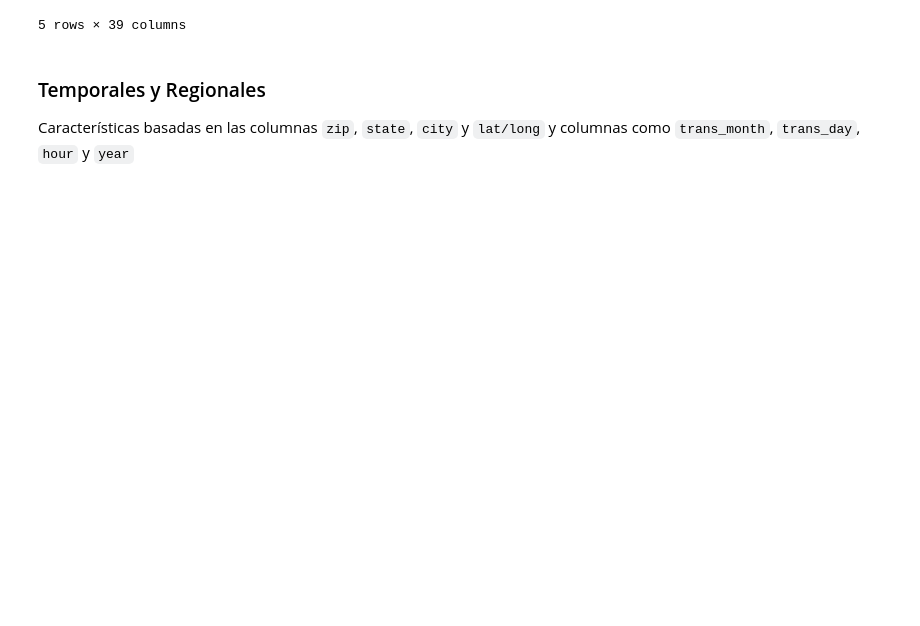
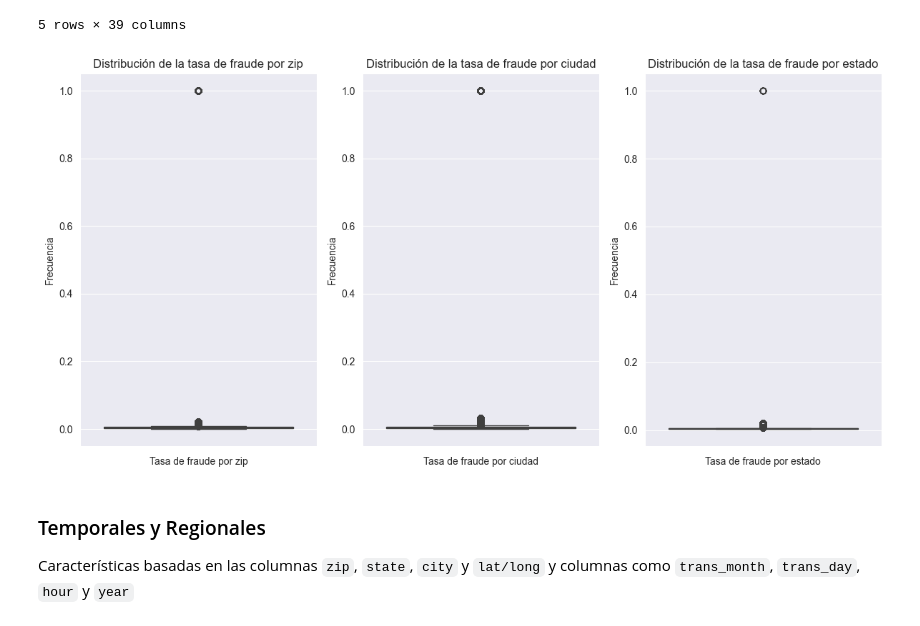
Before and after one commit to markalbrand56/SDS-Proyecto-1, a Jupyter notebook: feature_engineering.ipynb, the cells around one changed output. Drawn from its saved outputs; the diff is of its cells as text; code cells hidden in the pictures; blank space fills up the shorter version.

```diff
--- a/feature_engineering.ipynb
+++ b/feature_engineering.ipynb
@@ -44,6 +49,31 @@ dataset.head()
 | 3 | 3534093764340240 | fraud_Kutch, Hermiston and Farrell | gas_transport | 45.00 | Jeremy | White | M | 9443 Cynthia Court Apt. 038 | Boulder | MT | ... | ... |
 | 4 | 375534208663984 | fraud_Keeling-Crist | misc_pos | 41.96 | Tyler | Garcia | M | 408 Bradley Rest | Doe Hill | VA | ... | ... |
 5 rows × 39 columns
+# %%
+plt.figure(figsize=(12, 6))
+
+plt.subplot(1, 3, 1)
+sns.boxplot(dataset["fraud_rate_by_zip"])
+plt.title("Distribución de la tasa de fraude por zip")
+plt.xlabel("Tasa de fraude por zip")
+plt.ylabel("Frecuencia")
+
+plt.subplot(1, 3, 2)
+sns.boxplot(dataset["fraud_rate_by_city"])
+plt.title("Distribución de la tasa de fraude por ciudad")
+plt.xlabel("Tasa de fraude por ciudad")
+plt.ylabel("Frecuencia")
+
+plt.subplot(1, 3, 3)
+sns.boxplot(dataset["fraud_rate_by_state"])
+plt.title("Distribución de la tasa de fraude por estado")
+plt.xlabel("Tasa de fraude por estado")
+plt.ylabel("Frecuencia")
+
+plt.tight_layout()
+plt.show()
+# %% [output]
+[figure, added]
 # %% [markdown]
 ### Temporales y Regionales
 
```
Also changed, not shown: parts of 7 cells of this notebook.
